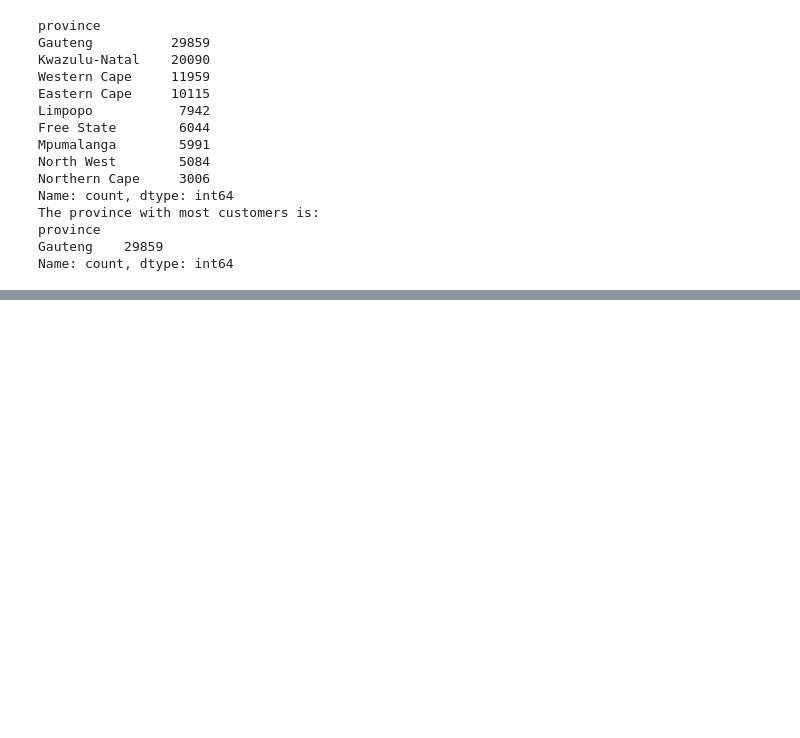
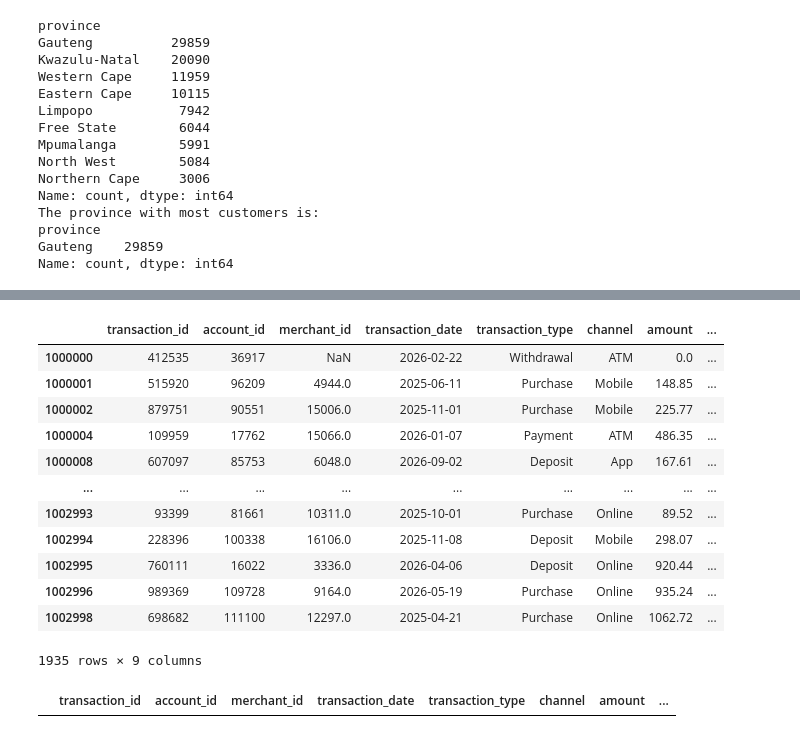
Before and after one commit to akonamajongile-a11y/bankguard, a Jupyter notebook: CleaningCustomers.ipynb, the cells around one changed output, grey strips where cells are left out. Cells and saved outputs as stored; diff of their text form; code cells hidden in the pictures; blank space fills up the shorter version.

```diff
--- a/CleaningCustomers.ipynb
+++ b/CleaningCustomers.ipynb
@@ -636,0 +674,9 @@ Name: count, dtype: int64
+# %%
+# Convert data type: Date from string to datetime
+transactions['transaction_date'] = pd.to_datetime(
+    transactions['transaction_date'],
+    format= 'mixed',
+    dayfirst= True,
+    errors= 'coerce'
+)
+transactions.info()
@@ -636,0 +700,25 @@ Name: count, dtype: int64
+# %%
+# Display Duplicates in dataset
+transactions[transactions.duplicated()]
+transactions[transactions.duplicated() == True]
+# %% [output]
+|  | transaction_id | account_id | merchant_id | transaction_date | transaction_type | channel | amount | ... |
+| 1000000 | 412535 | 36917 | NaN | 2026-02-22 | Withdrawal | ATM | 0.0 | ... |
+| 1000001 | 515920 | 96209 | 4944.0 | 2025-06-11 | Purchase | Mobile | 148.85 | ... |
+| 1000002 | 879751 | 90551 | 15006.0 | 2025-11-01 | Purchase | Mobile | 225.77 | ... |
+| 1000004 | 109959 | 17762 | 15066.0 | 2026-01-07 | Payment | ATM | 486.35 | ... |
+| 1000008 | 607097 | 85753 | 6048.0 | 2026-09-02 | Deposit | App | 167.61 | ... |
+| ... | ... | ... | ... | ... | ... | ... | ... | ... |
+| 1002993 | 93399 | 81661 | 10311.0 | 2025-10-01 | Purchase | Online | 89.52 | ... |
+| 1002994 | 228396 | 100338 | 16106.0 | 2025-11-08 | Deposit | Mobile | 298.07 | ... |
+| 1002995 | 760111 | 16022 | 3336.0 | 2026-04-06 | Deposit | Online | 920.44 | ... |
+| 1002996 | 989369 | 109728 | 9164.0 | 2026-05-19 | Purchase | Online | 935.24 | ... |
+| 1002998 | 698682 | 111100 | 12297.0 | 2025-04-21 | Purchase | Online | 1062.72 | ... |
+1935 rows × 9 columns
+# %%
+# Delete Duplicates:
+transactions = transactions.drop_duplicates()
+
+transactions[transactions.duplicated() == True]
+# %% [output]
+|  | transaction_id | account_id | merchant_id | transaction_date | transaction_type | channel | amount | ... |
```
Also changed, not shown: parts of 5 cells of this notebook.
